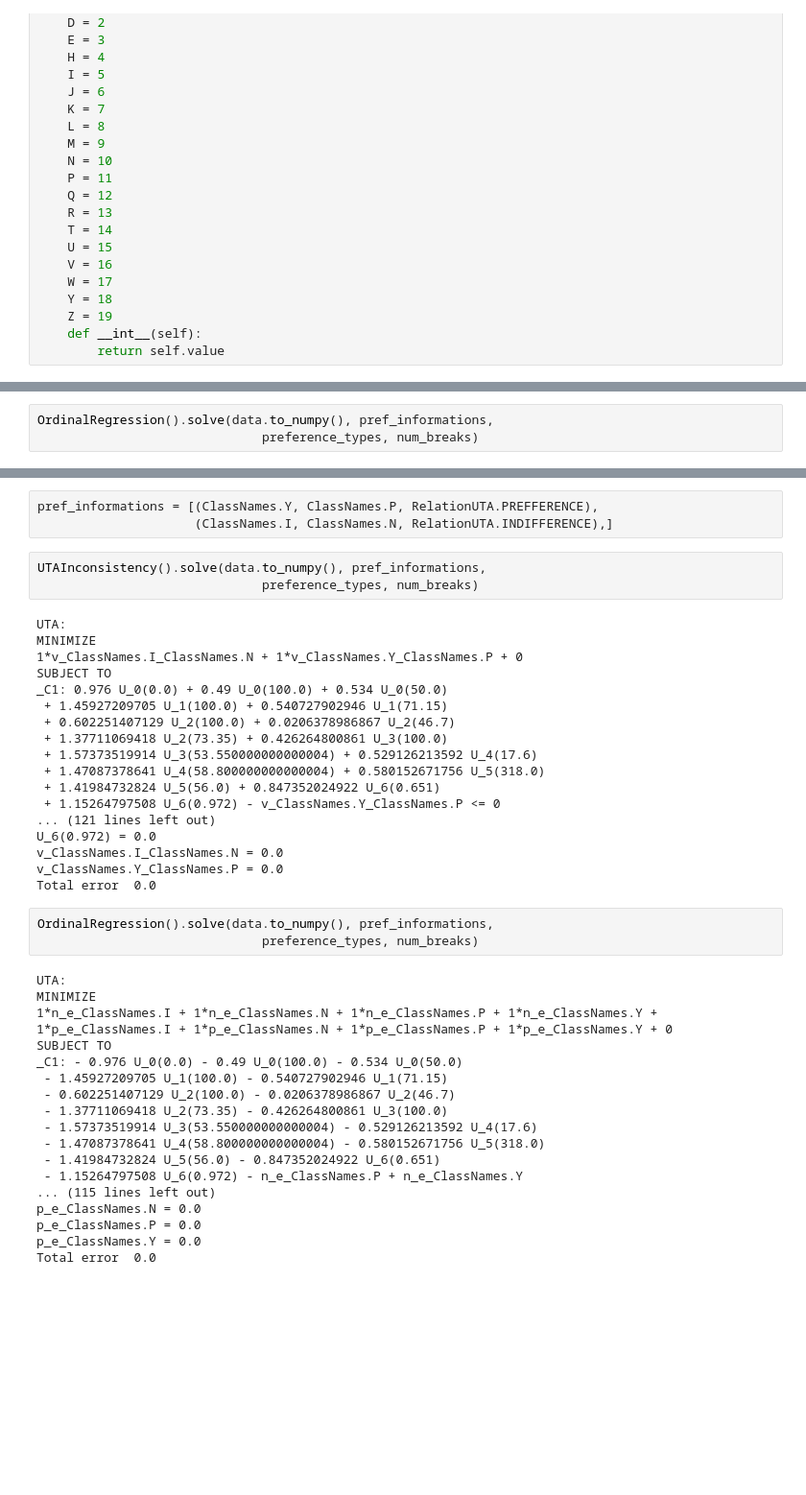
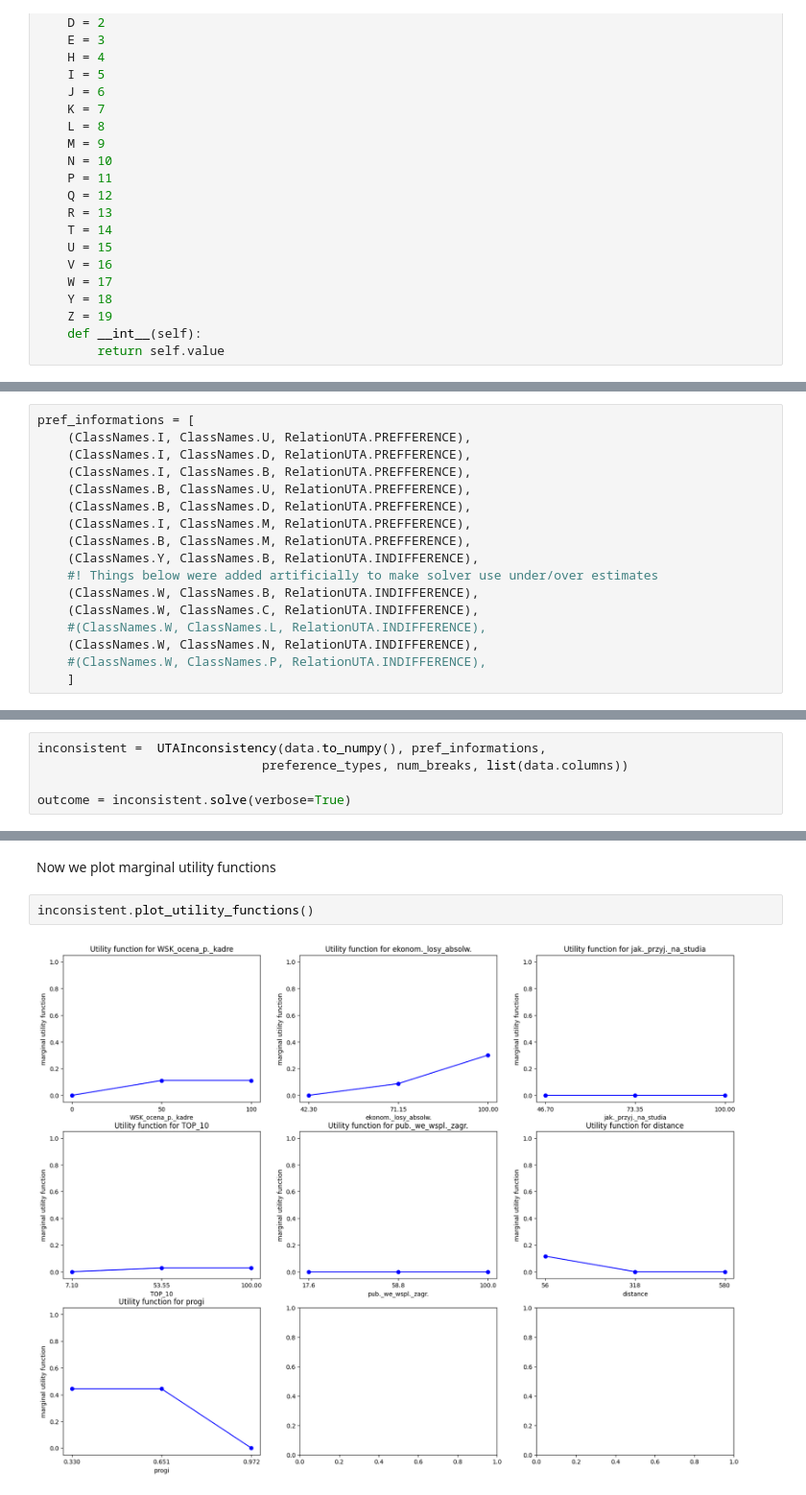
Before and after one commit to SebChw/elethee, a Jupyter notebook: reports/report2.ipynb, the cells around one changed output, grey strips where cells are left out. Shown at 96% size. Cells and saved outputs as stored; diff of their text form; blank space fills up the shorter version.

```diff
--- a/reports/report2.ipynb
+++ b/reports/report2.ipynb
@@ -70,0 +146,17 @@ pref_informations = [(ClassNames.Y, ClassNames.P, RelationUTA.PREFFERENCE),
+# %%
+pref_informations = [
+    (ClassNames.I, ClassNames.U, RelationUTA.PREFFERENCE),
+    (ClassNames.I, ClassNames.D, RelationUTA.PREFFERENCE),
+    (ClassNames.I, ClassNames.B, RelationUTA.PREFFERENCE),
+    (ClassNames.B, ClassNames.U, RelationUTA.PREFFERENCE),
+    (ClassNames.B, ClassNames.D, RelationUTA.PREFFERENCE),
+    (ClassNames.I, ClassNames.M, RelationUTA.PREFFERENCE),
+    (ClassNames.B, ClassNames.M, RelationUTA.PREFFERENCE),
+    (ClassNames.Y, ClassNames.B, RelationUTA.INDIFFERENCE),
+    #! Things below were added artificially to make solver use under/over estimates
+    (ClassNames.W, ClassNames.B, RelationUTA.INDIFFERENCE),
+    (ClassNames.W, ClassNames.C, RelationUTA.INDIFFERENCE),
+    #(ClassNames.W, ClassNames.L, RelationUTA.INDIFFERENCE),
+    (ClassNames.W, ClassNames.N, RelationUTA.INDIFFERENCE),
+    #(ClassNames.W, ClassNames.P, RelationUTA.INDIFFERENCE),
+    ]
@@ -71,4 +168,6 @@ pref_informations = [(ClassNames.Y, ClassNames.P, RelationUTA.PREFFERENCE),
 # %%
-OrdinalRegression().solve(data.to_numpy(), pref_informations,
-                              preference_types, num_breaks)
+inconsistent =  UTAInconsistency(data.to_numpy(), pref_informations,
+                              preference_types, num_breaks, list(data.columns))
+
+outcome = inconsistent.solve(verbose=True)
 # %% [output]
@@ -120,45 +191,6 @@ v_ClassNames.Y_ClassNames.U = 1.0<br>
-# %%
-pref_informations = [(ClassNames.Y, ClassNames.P, RelationUTA.PREFFERENCE),
-                     (ClassNames.I, ClassNames.N, RelationUTA.INDIFFERENCE),]
-# %%
-UTAInconsistency().solve(data.to_numpy(), pref_informations,
-                              preference_types, num_breaks)
-# %% [output]
-UTA:
-MINIMIZE
-1*v_ClassNames.I_ClassNames.N + 1*v_ClassNames.Y_ClassNames.P + 0
-SUBJECT TO
-_C1: 0.976 U_0(0.0) + 0.49 U_0(100.0) + 0.534 U_0(50.0)
- + 1.45927209705 U_1(100.0) + 0.540727902946 U_1(71.15)
- + 0.602251407129 U_2(100.0) + 0.0206378986867 U_2(46.7)
- + 1.37711069418 U_2(73.35) + 0.426264800861 U_3(100.0)
- + 1.57373519914 U_3(53.550000000000004) + 0.529126213592 U_4(17.6)
- + 1.47087378641 U_4(58.800000000000004) + 0.580152671756 U_5(318.0)
- + 1.41984732824 U_5(56.0) + 0.847352024922 U_6(0.651)
- + 1.15264797508 U_6(0.972) - v_ClassNames.Y_ClassNames.P <= 0
-... (121 lines left out)
-U_6(0.972) = 0.0
-v_ClassNames.I_ClassNames.N = 0.0
-v_ClassNames.Y_ClassNames.P = 0.0
-Total error  0.0
-# %%
-OrdinalRegression().solve(data.to_numpy(), pref_informations,
-                              preference_types, num_breaks)
-# %% [output]
-UTA:
-MINIMIZE
-1*n_e_ClassNames.I + 1*n_e_ClassNames.N + 1*n_e_ClassNames.P + 1*n_e_ClassNames.Y + 1*p_e_ClassNames.I + 1*p_e_ClassNames.N + 1*p_e_ClassNames.P + 1*p_e_ClassNames.Y + 0
-SUBJECT TO
-_C1: - 0.976 U_0(0.0) - 0.49 U_0(100.0) - 0.534 U_0(50.0)
- - 1.45927209705 U_1(100.0) - 0.540727902946 U_1(71.15)
- - 0.602251407129 U_2(100.0) - 0.0206378986867 U_2(46.7)
- - 1.37711069418 U_2(73.35) - 0.426264800861 U_3(100.0)
- - 1.57373519914 U_3(53.550000000000004) - 0.529126213592 U_4(17.6)
- - 1.47087378641 U_4(58.800000000000004) - 0.580152671756 U_5(318.0)
- - 1.41984732824 U_5(56.0) - 0.847352024922 U_6(0.651)
- - 1.15264797508 U_6(0.972) - n_e_ClassNames.P + n_e_ClassNames.Y
-... (115 lines left out)
-p_e_ClassNames.N = 0.0
-p_e_ClassNames.P = 0.0
-p_e_ClassNames.Y = 0.0
-Total error  0.0
+# %% [markdown]
+Now we plot marginal utility functions
+# %%
+inconsistent.plot_utility_functions()
+# %% [output]
+[figure, added]
```
Also changed, not shown: parts of 29 cells of this notebook, 3 other files.
